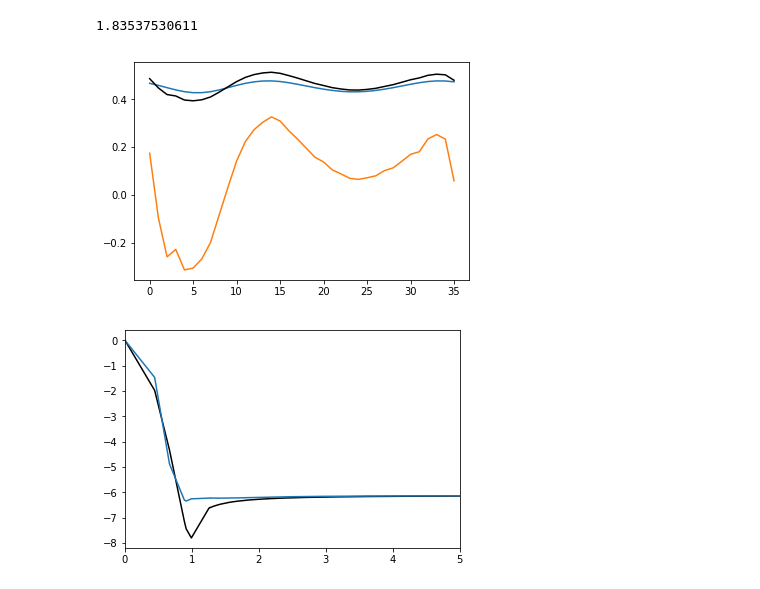
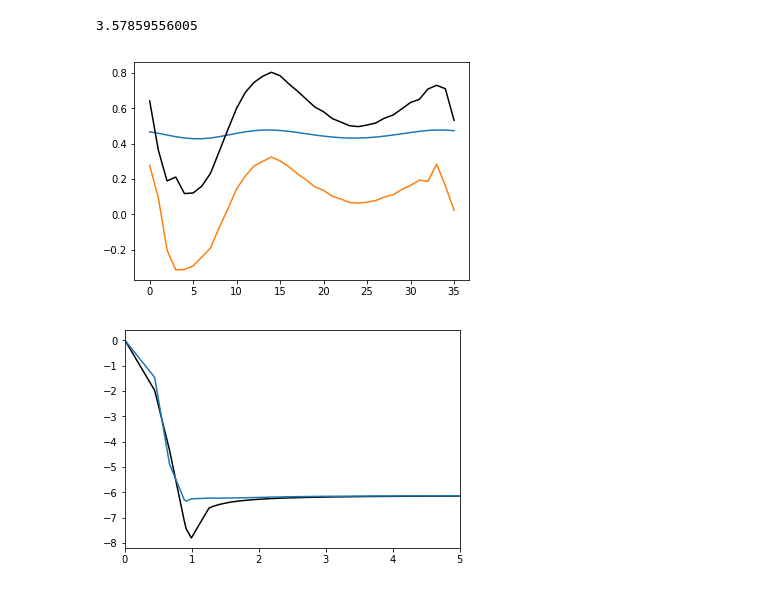
Before and after one commit to alesgenova/pbcpy, a Jupyter notebook: notebooks/Functionals_prototyping.ipynb, the cells around one changed output. Saved outputs shown, nothing was run; the diff lists cells and outputs as text; code cells hidden in the pictures.

```diff
--- a/notebooks/Functionals_prototyping.ipynb
+++ b/notebooks/Functionals_prototyping.ipynb
@@ -27,26 +27,31 @@ dens_real_space       = Grid_Function(grid_real,griddata_3d=density.values)
 ThomasFermi = Functional(energydensity=ThomasFermiEnergy(dens_real_space),
                          potential=ThomasFermiPotential(dens_real_space))
 # %%
-vonWeizsacker = Functional(energydensity=vonWeizsackerEnergy(dens_real_space),
-                           potential=vonWeizsackerPotential(dens_real_space))
+vonWeizsacker = Functional(energydensity=vonWeizsackerEnergy(dens_real_space,SmoothingFactor=0.035),
+                           potential=vonWeizsackerPotential(dens_real_space,SmoothingFactor=0.035))
 # %%
 GEA2 = Functional(energydensity=ThomasFermiEnergy(dens_real_space).sum(
                       vonWeizsackerEnergy(dens_real_space).dot(g=1.0/9.0)),
                   potential=ThomasFermiPotential(dens_real_space).sum(
                       vonWeizsackerPotential(dens_real_space).dot(g=1.0/9.0)))
+# %%
+TFvW = Functional(energydensity=ThomasFermiEnergy(dens_real_space).sum(
+                      vonWeizsackerEnergy(dens_real_space)),
+                  potential=ThomasFermiPotential(dens_real_space).sum(
+                      vonWeizsackerPotential(dens_real_space)))
 # %%
-Energy = GEA2.energydensity.integral()
+Energy = TFvW.energydensity.integral()
 print(Energy)
 # %% [output]
-1.83537530611
+3.57859556005
 # %%
 plt.plot(ThomasFermi.potential.values[:,25,36])
 plt.plot(vonWeizsacker.potential.values[:,25,36])
-plt.plot(GEA2.potential.values[:,25,36],c='black')
+plt.plot(TFvW.potential.values[:,25,36],c='black')
 #plt.ylim(-0.2,0.5)
 plt.show()
 # %% [output]
-[figure, old version]
+[figure, new version]
 # %%
 def LindhardFunction(eta,lbda,mu):
     '''
```
Also changed, not shown: parts of 7 cells of this notebook, 7 other files.
